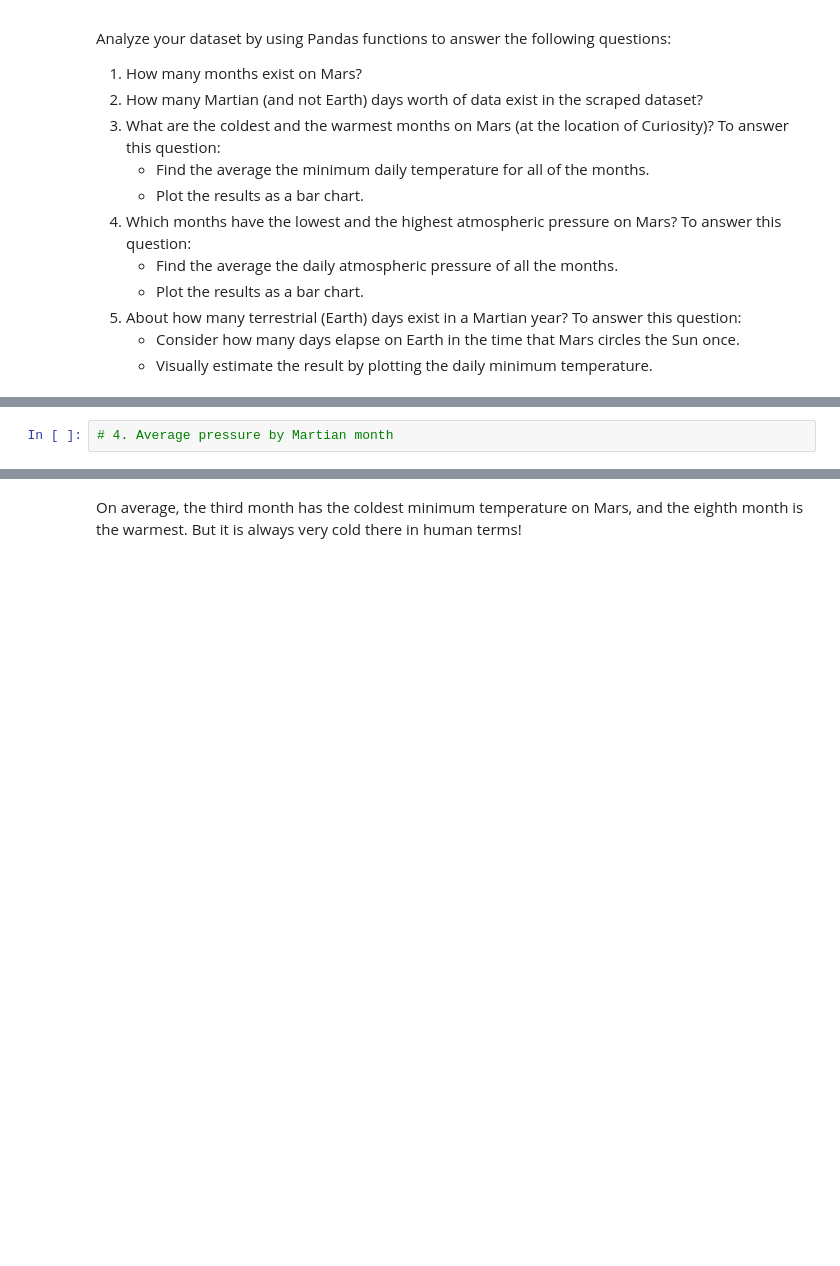
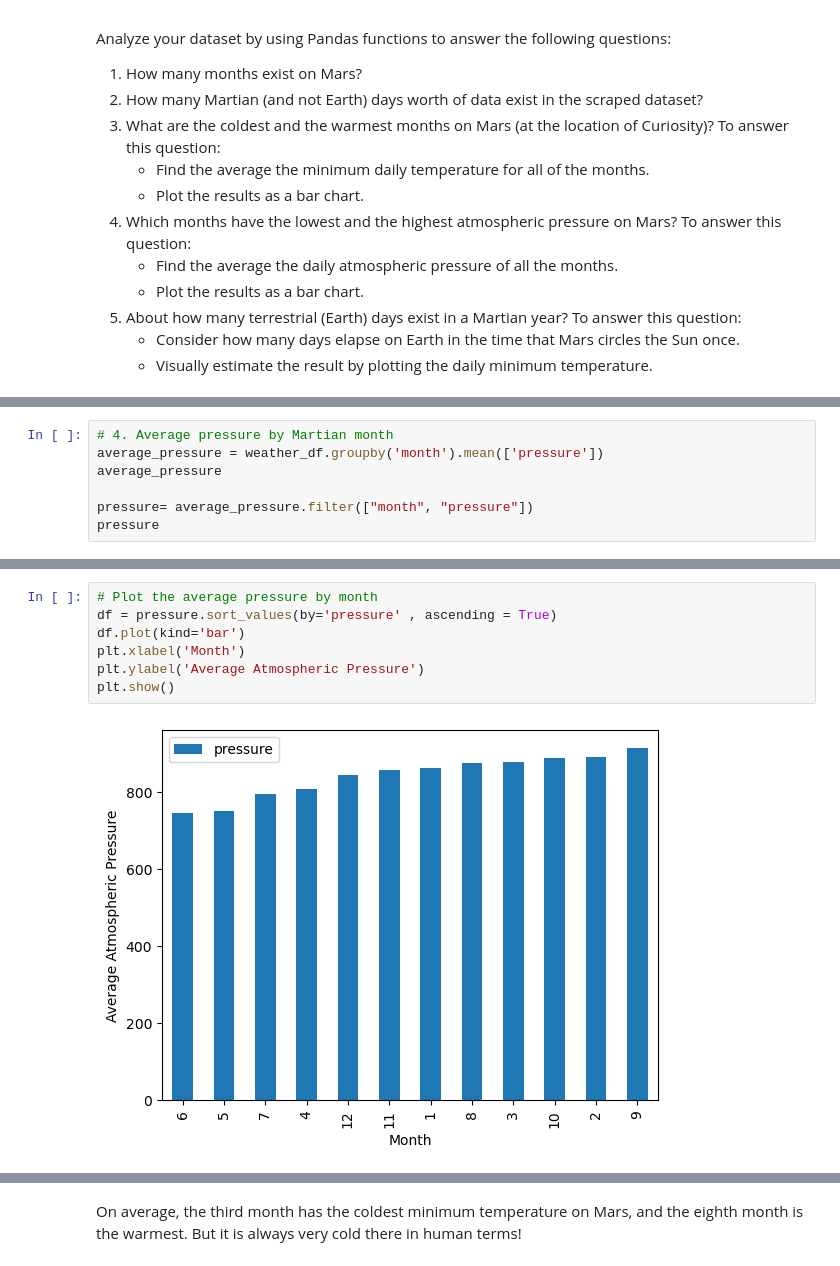
Before and after one commit to mpparra12/web-scrapping-challenge, a Jupyter notebook: part_2_mars_weather.ipynb, the cells around one changed output, grey strips where cells are left out. Drawn from its saved outputs; the diff is of its cells as text; blank space fills up the shorter version.

```diff
--- a/part_2_mars_weather.ipynb
+++ b/part_2_mars_weather.ipynb
@@ -166,3 +256,8 @@ Name: min_temp, dtype: float64
 # %%
 # 4. Average pressure by Martian month
+average_pressure = weather_df.groupby('month').mean(['pressure'])
+average_pressure
+
+pressure= average_pressure.filter(["month", "pressure"])
+pressure
 # %% [output]
@@ -187,2 +278,11 @@ Name: pressure, dtype: float64
+# %%
+# Plot the average pressure by month
+df = pressure.sort_values(by='pressure' , ascending = True)
+df.plot(kind='bar')
+plt.xlabel('Month')
+plt.ylabel('Average Atmospheric Pressure')
+plt.show()
+# %% [output]
+[figure, added]
 # %%
 # 5. How many terrestrial (earth) days are there in a Martian year?
```
Also changed, not shown: parts of 21 cells of this notebook, 2 other files.
